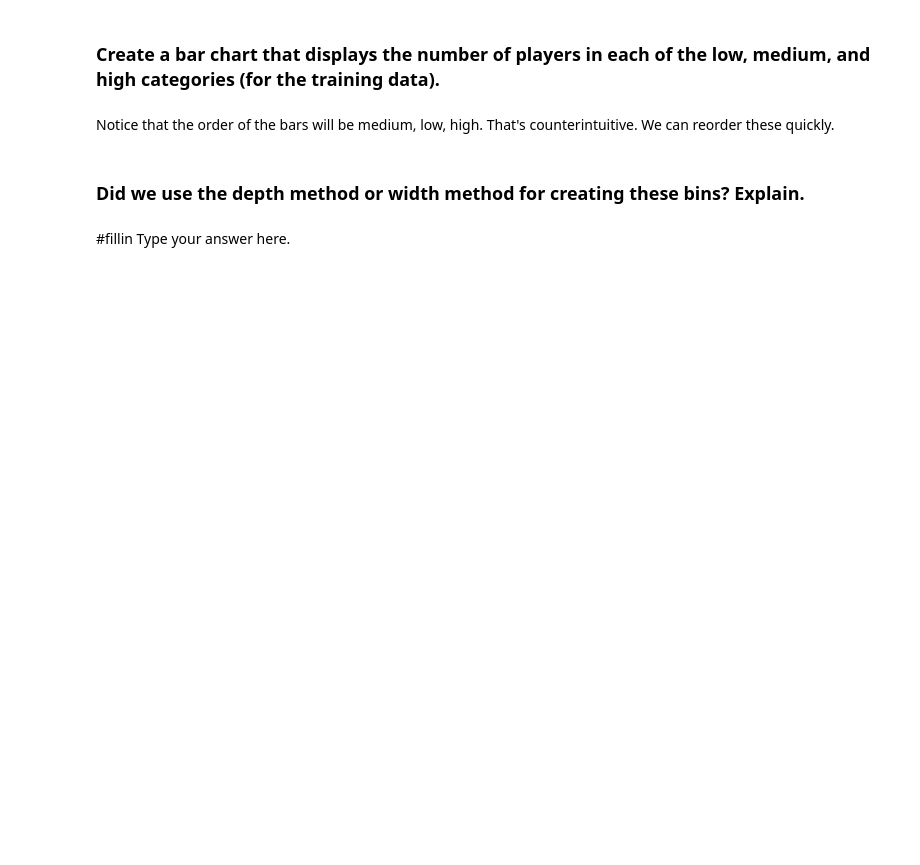
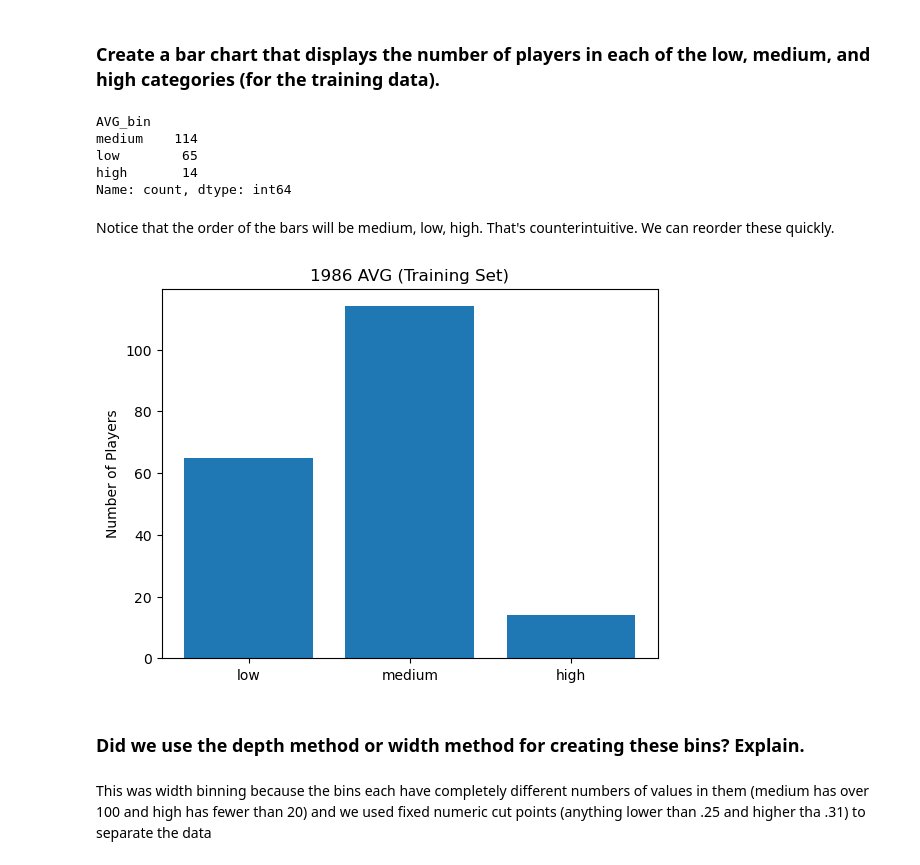
Before and after one commit to emileeharadon-gif/code_2600, a Jupyter notebook: mod03_eda.ipynb, the cells around one changed output. Cells and saved outputs as stored; diff of their text form; code cells hidden in the pictures; blank space fills up the shorter version.

```diff
--- a/mod03_eda.ipynb
+++ b/mod03_eda.ipynb
@@ -191,10 +191,10 @@ plt.show()
 # %% [markdown]
 ### The previous two cells gave us totals across all players. For each player in the training set, calculate the Hits as a percent of AtBat and store it in a new variable called 'AVG'
 # %%
-#fillin
+Train['AVG']=Train['Hits']/Train['AtBat']
 # %% [markdown]
 ### Using 0.25 and 0.31 as the split points, create a new variable with three bins: high, medium, and low.
 # %%
 Train['AVG_bin'] = 'medium'
-Train['AVG_bin'][#fillin] = 'low'
-Train['AVG_bin'][#fillin] = 'high'
+Train['AVG_bin'][Train['AVG']<.25] = 'low'
+Train['AVG_bin'][Train['AVG']>.31] = 'high'
@@ -202,21 +220,29 @@ Train['AVG_bin'][#fillin] = 'high'
 ### Create a bar chart that displays the number of players in each of the low, medium, and high categories (for the training data).
 # %%
 Train['AVG_bin'].value_counts()
+# %% [output]
+AVG_bin
+medium    114
+low        65
+high       14
+Name: count, dtype: int64
 # %% [markdown]
 Notice that the order of the bars will be medium, low, high. That's counterintuitive. We can reorder these quickly.
 # %%
 indexMap = ['low', 'medium', 'high']
 reordered_list = [Train['AVG_bin'].value_counts()[i] for i in indexMap]
 # %%
-plt.bar(#fillin
+plt.bar(indexMap, reordered_list)
 
 plt.title("1986 AVG (Training Set)")
 plt.ylabel("Number of Players")
 
-plt.xticks(#fillin
+plt.xticks(indexMap)
 
 plt.show()
+# %% [output]
+[figure, added]
 # %% [markdown]
 ### Did we use the depth method or width method for creating these bins? Explain.
 # %% [markdown]
-#fillin Type your answer here.
+This was width binning because the bins each have completely different numbers of values in them (medium has over 100 and high has fewer than 20) and we used fixed numeric cut points (anything lower than .25 and higher tha .31) to separate the data
```
Also changed, not shown: parts of 1 cell of this notebook.
